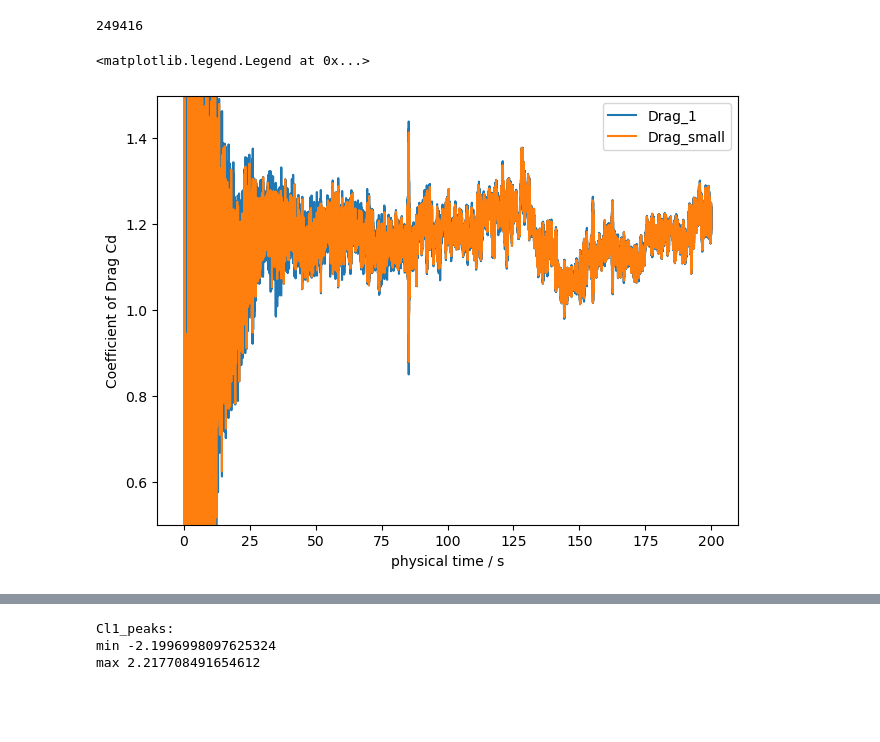
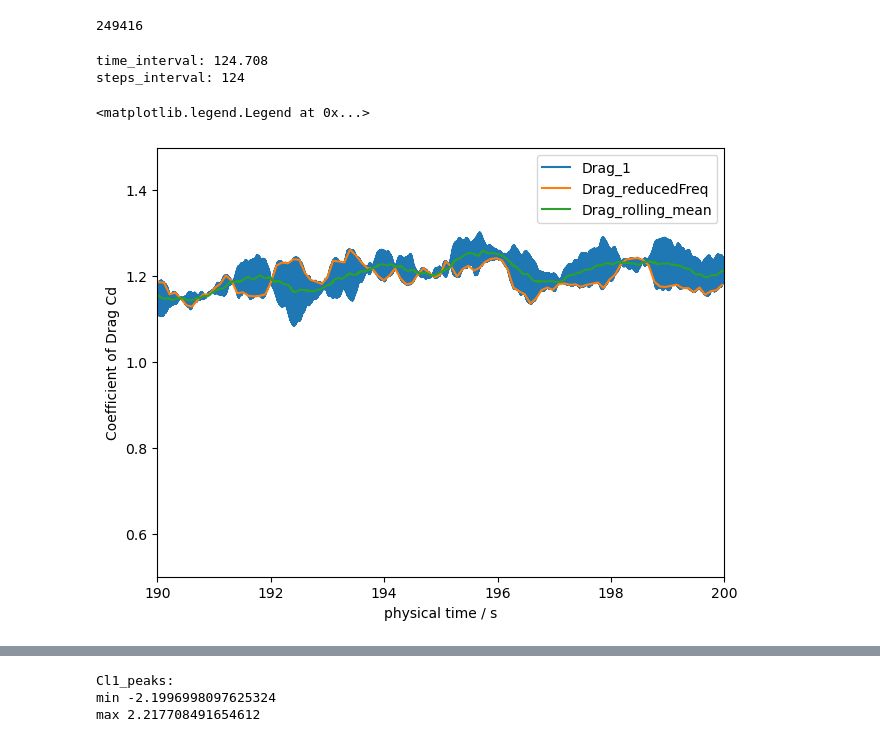
Before and after one commit to MaxBille/lettuce, a Jupyter notebook: myTest/test_Drag_interval.ipynb, the cells around one changed output, grey strips where cells are left out. Cells and saved outputs as stored; diff of their text form; code cells hidden in the pictures; blank space fills up the shorter version.

```diff
--- a/myTest/test_Drag_interval.ipynb
+++ b/myTest/test_Drag_interval.ipynb
@@ -75,27 +79,41 @@ len(drag_1[:,1])
+# %%
+def moving_average(a, n) :
+    ret = np.cumsum(a, dtype=float)
+    ret[n:] = ret[n:] - ret[:-n]
+    return ret[n - 1:] / n
+# die ersten n-1 Werte "fehlen"
+# %%
+n = 100
+drag_rolling_mean = moving_average(drag_1[:,2], n)
+drag_rolling_mean_time = drag_1[n-1:,1]
 # %%
 # PLOT DRAG
 
-points = 5000
+points = 2000
+print("time_interval:", len(drag_1[:,1])/points)
 interval = int(drag_1[-1,0]/points)
+print("steps_interval:", interval)
 
 drag_small = []
 
 for i in range(drag_1.shape[0]):
     if i % interval == 0:
         drag_small.append(drag_1[i])
 drag_small = np.array(drag_small)
 fig, ax = plt.subplots(constrained_layout=True)
-ax.plot(drag_1[:,1],drag_1[:,2], drag_small[:,1], drag_small[:,2])
+ax.plot(drag_1[:,1],drag_1[:,2], drag_small[:,1], drag_small[:,2], drag_rolling_mean_time, drag_rolling_mean)
 #ax.plot(drag_2[:,1],drag_2[:,2])
 #ax.plot(drag_1[:,1],drag_diff[:,2])
 ax.set_xlabel("physical time / s")
 ax.set_ylabel("Coefficient of Drag Cd")
 #ax.set_ylim([1,3])
 ax.set_ylim([0.5,1.496])
 #print(drag_diff[:,2].mean())
-#ax.set_xlim([800,1000])
-plt.legend(labels=["Drag_1", "Drag_small"])
+ax.set_xlim([190,200])
+plt.legend(labels=["Drag_1", "Drag_reducedFreq", "Drag_rolling_mean"])
 #plt.title("")
 # %% [output]
-<matplotlib.legend.Legend at 0x...>
+time_interval: 124.708
+steps_interval: 124
+<matplotlib.legend.Legend at 0x...>
-[figure, old version]
+[figure, new version]
```
Also changed, not shown: parts of 2 cells of this notebook, 26 other files.
